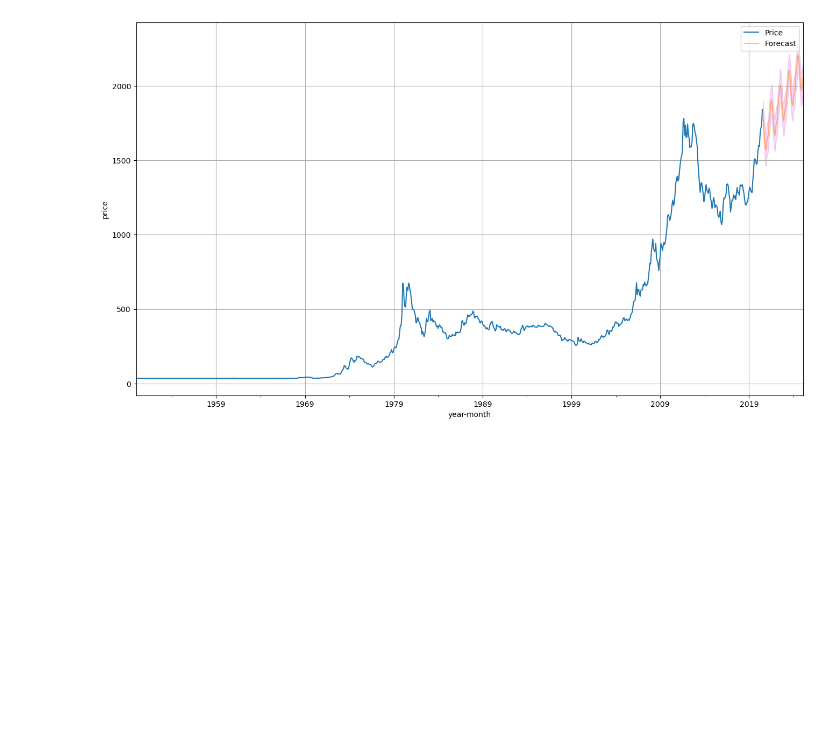
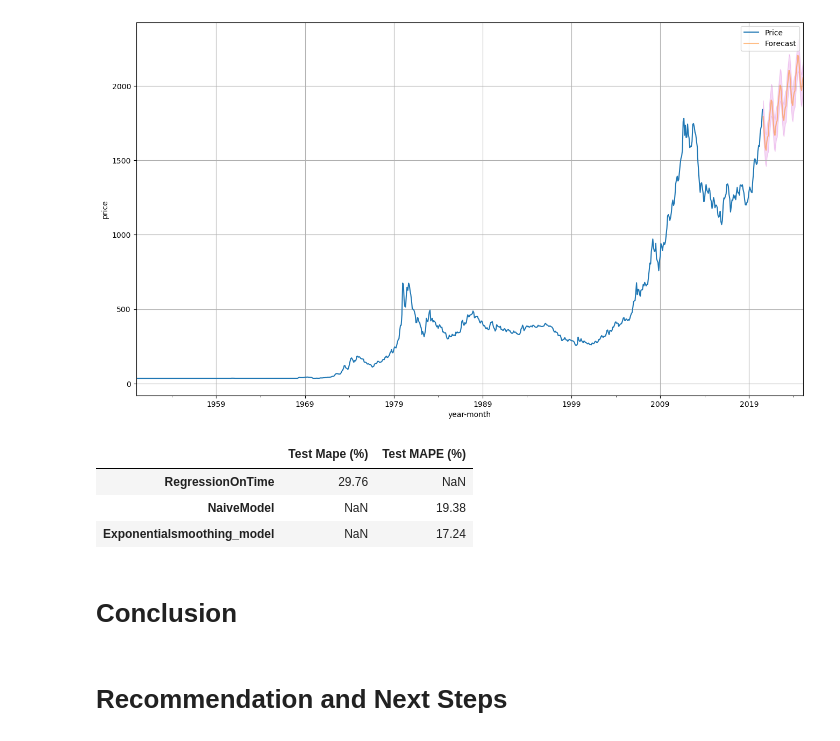
Before and after one commit to idatonui/Time-series-Forecasting, a Jupyter notebook: Index.ipynb, the cells around one changed output. Saved outputs shown, nothing was run; the diff lists cells and outputs as text; code cells hidden in the pictures; blank space fills up the shorter version.

```diff
--- a/Index.ipynb
+++ b/Index.ipynb
@@ -304,3 +306,17 @@ plt.grid()
 plt.show()
 # %% [output]
 [figure]
+# %%
+resultsdf_3 = pd.DataFrame({'Test MAPE (%)': [Mape_final_model]}, index=['Exponentialsmoothing_model'])
+results = pd.concat([results, resultsdf_2, resultsdf_3])
+results = results.drop_duplicates()
+results
+# %% [output]
+|  | Test Mape (%) | Test MAPE (%) |
+| RegressionOnTime | 29.76 | NaN |
+| NaiveModel | NaN | 19.38 |
+| Exponentialsmoothing_model | NaN | 17.24 |
+# %% [markdown]
+# Conclusion
+# %% [markdown]
+# Recommendation and Next Steps
```
Also changed, not shown: parts of 1 cell of this notebook.
